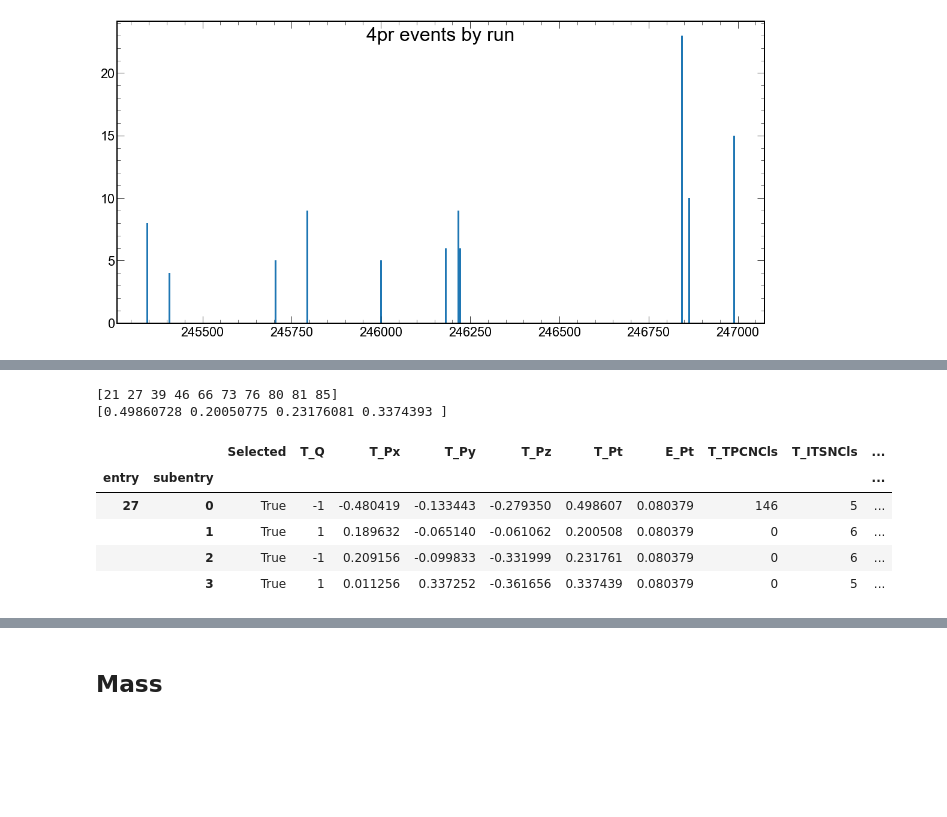
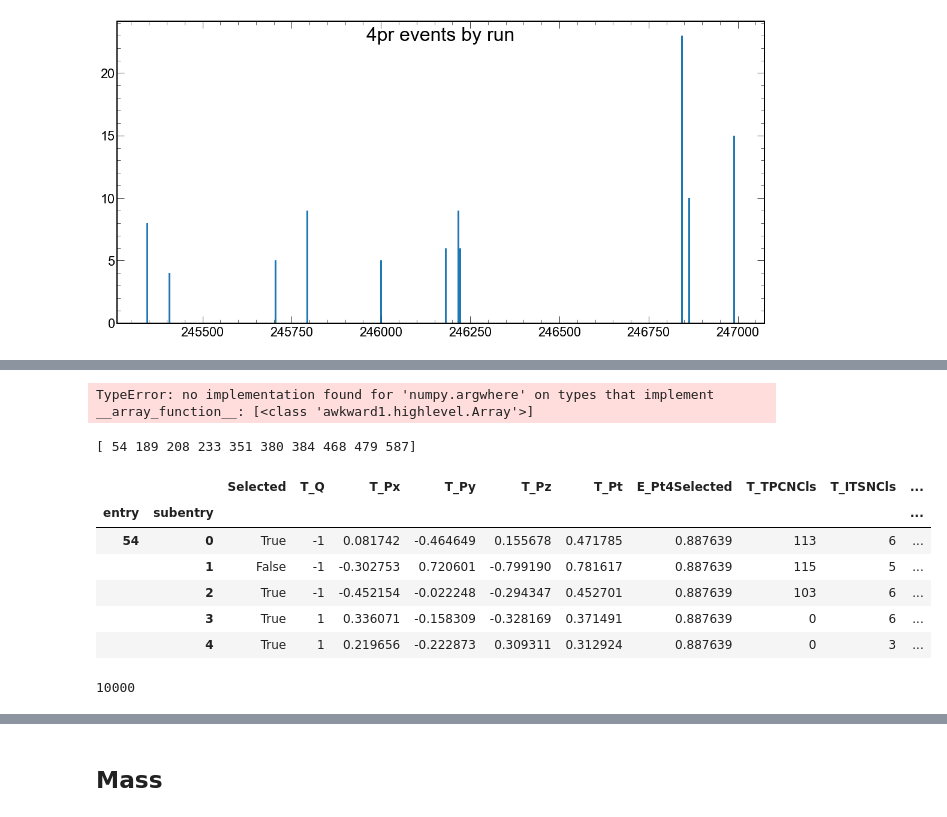
Before and after one commit to bdrum/cern-physics, a Jupyter notebook: notebooks/RhoPrime.ipynb, the cells around one changed output, grey strips where cells are left out. Cells and saved outputs as stored; diff of their text form; code cells hidden in the pictures; blank space fills up the shorter version.

Commit message:
Draft: TPC influence by event

```diff
--- a/notebooks/RhoPrime.ipynb
+++ b/notebooks/RhoPrime.ipynb
@@ -170,24 +163,39 @@ print(GetPtTracks(selectedTracksMask*selectedTracksWithTpcMask,GoodEventsITS)[1]
+# %%
+from modules import events, tree
+from modules.physics.kinematics.momentum import GetPtTracks, GetPTracks, plt, hep, np
+from modules.data.selection.tracks import selectedTracksMask, selectedTracksWithTpcMask
+from modules.data.selection.events import Get4TracksEventsNumbers
+
+
+GoodEventsOnlyITS = Get4TracksEventsNumbers(selectedTracksMask,TPCStrictCriteria=True)
+ptITSOnly = GetPtTracks(selectedTracksMask,GoodEventsOnlyITS).flatten()
+# %% [output]
+TypeError: no implementation found for 'numpy.argwhere' on types that implement __array_function__: [<class 'awkward1.highlevel.Array'>]
 # %%
 from modules import tree,events
 from modules.data.info.DataInfo import ShowTracksInEvent
 from modules.data.selection.tracks import selectedTracksMask, selectedTracksWithTpcMask
 from modules.data.selection.events import GetGoodEventsNumbers
 from modules.physics.kinematics.momentum import GetPtTracks, GetPTracks, plt, hep, np, GetPtEvents
 
-GoodEventsITS = GetGoodEventsNumbers()
+#GoodEventsITS = GetGoodEventsNumbers()
 
 # px = tree.T_Px[selectedTracksMask*(~selectedTracksWithTpcMask)][GoodEventsITS]
 # py = tree.T_Px[selectedTracksMask*(~selectedTracksWithTpcMask)][GoodEventsITS]
-print(GoodEventsITS[:10])
+print(GetGoodEventsNumbers(selectedTracksMask*(selectedTracksWithTpcMask==False))[:10])
+#print(GetPtTracks(selectedTracksMask,GoodEventsITS)[1])
+ShowTracksInEvent(54,selectedTracksMask*(selectedTracksWithTpcMask==False)) #208
 
-print(GetPtTracks(selectedTracksMask,GoodEventsITS)[1])
-ShowTracksInEvent(27)
+(selectedTracksWithTpcMask==False) == (~selectedTracksWithTpcMask)
+
+len(tree.T_Px)
 # %% [output]
-[21 27 39 46 66 73 76 80 81 85]
-[0.49860728 0.20050775 0.23176081 0.3374393 ]
+[ 54 189 208 233 351 380 384 468 479 587]
-|  |  | Selected | T_Q | T_Px | T_Py | T_Pz | T_Pt | E_Pt | T_TPCNCls | T_ITSNCls | ... |
+|  |  | Selected | T_Q | T_Px | T_Py | T_Pz | T_Pt | E_Pt4Selected | T_TPCNCls | T_ITSNCls | ... |
 | entry | subentry |  |  |  |  |  |  |  |  |  | ... |
-| 27 | 0 | True | -1 | -0.480419 | -0.133443 | -0.279350 | 0.498607 | 0.080379 | 146 | 5 | ... |
-|  | 1 | True | 1 | 0.189632 | -0.065140 | -0.061062 | 0.200508 | 0.080379 | 0 | 6 | ... |
-|  | 2 | True | -1 | 0.209156 | -0.099833 | -0.331999 | 0.231761 | 0.080379 | 0 | 6 | ... |
-|  | 3 | True | 1 | 0.011256 | 0.337252 | -0.361656 | 0.337439 | 0.080379 | 0 | 5 | ... |
+| 54 | 0 | True | -1 | 0.081742 | -0.464649 | 0.155678 | 0.471785 | 0.887639 | 113 | 6 | ... |
+|  | 1 | False | -1 | -0.302753 | 0.720601 | -0.799190 | 0.781617 | 0.887639 | 115 | 5 | ... |
+|  | 2 | True | -1 | -0.452154 | -0.022248 | -0.294347 | 0.452701 | 0.887639 | 103 | 6 | ... |
+|  | 3 | True | 1 | 0.336071 | -0.158309 | -0.328169 | 0.371491 | 0.887639 | 0 | 6 | ... |
+|  | 4 | True | 1 | 0.219656 | -0.222873 | 0.309311 | 0.312924 | 0.887639 | 0 | 3 | ... |
+10000
```
Also changed, not shown: parts of 7 cells of this notebook, 6 other files.
